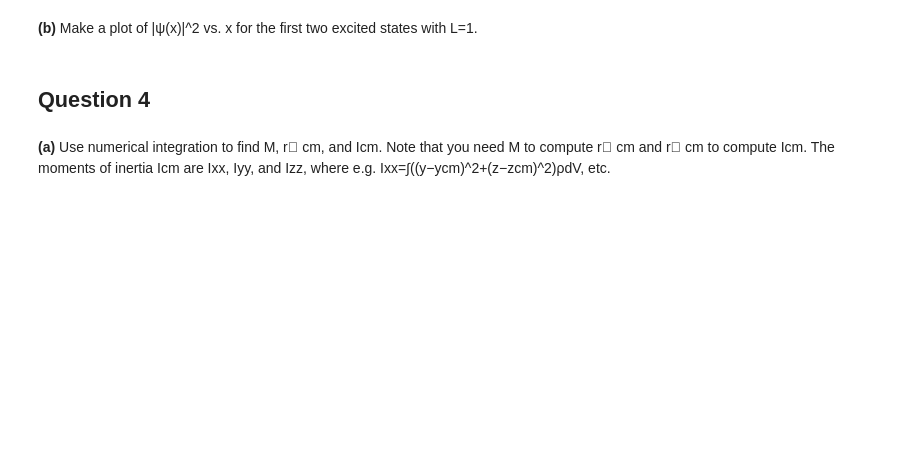
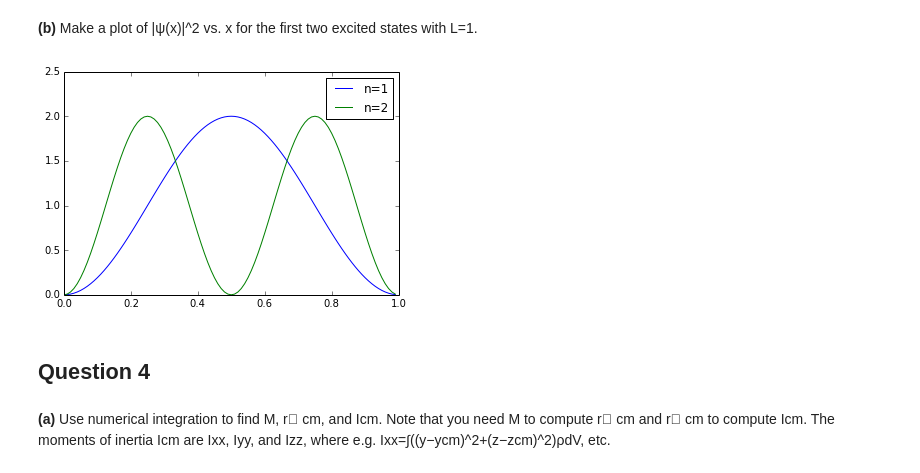
Before and after one commit to slewis06/PHYS202-S14, a Jupyter notebook: SciPy/IntegrationExercises.ipynb, the cells around one changed output. Saved outputs shown, nothing was run; the diff lists cells and outputs as text; code cells hidden in the pictures; blank space fills up the shorter version.

```diff
--- a/SciPy/IntegrationExercises.ipynb
+++ b/SciPy/IntegrationExercises.ipynb
@@ -26,3 +122,16 @@ Populating the interactive namespace from numpy and matplotlib
 ## Question 3
 # %% [markdown]
 **(a)** What is the probability of finding the particle between L/3 and L/2 for the ground state (n = 1) and for the first excited state (n = 2)? Let L = 1. Perform the integral using both scipy.integrate.trapz and scipy.integrate.quad with an accuracy of 6 sig figs. How many slices did you need to use for scipy.integrate.trapz?
+# %%
+L = 1.
+t = np.linspace(L/3.,L/2.,1000)
+x = np.arange(0,1,0.01)
+func1 = lambda x : abs(np.sqrt(2./L)*np.sin((np.pi*1.*x)/L))**2
+func2 = lambda x : abs(np.sqrt(2./L)*np.sin((np.pi*2.*x)/L))**2
+
+print "For n=1:\n"
+print "Integrate.quad, error:", integrate.quad(func1,L/3.,L/2.)
+print "Integrate.trapz:", integrate.trapz(func1(t),t), "\n"
+print "For n=2:\n"
+print "Integrate.quad, error:", integrate.quad(func2,L/3.,L/2.)
+print "Integrate.trapz:", integrate.trapz(func2(t),t)
@@ -29,5 +148,12 @@ Populating the interactive namespace from numpy and matplotlib
 # %% [markdown]
 **(b)** Make a plot of |ψ(x)|^2 vs. x for the first two excited states with L=1.
+# %%
+plt.plot(x,func1(x),label='n=1')
+plt.plot(x,func2(x),label='n=2')
+plt.legend(loc='best')
+plt.show()
+# %% [output]
+[figure, added]
 # %% [markdown]
 ## Question 4
 # %% [markdown]
```
Also changed, not shown: parts of 6 cells of this notebook, 4 other files.
